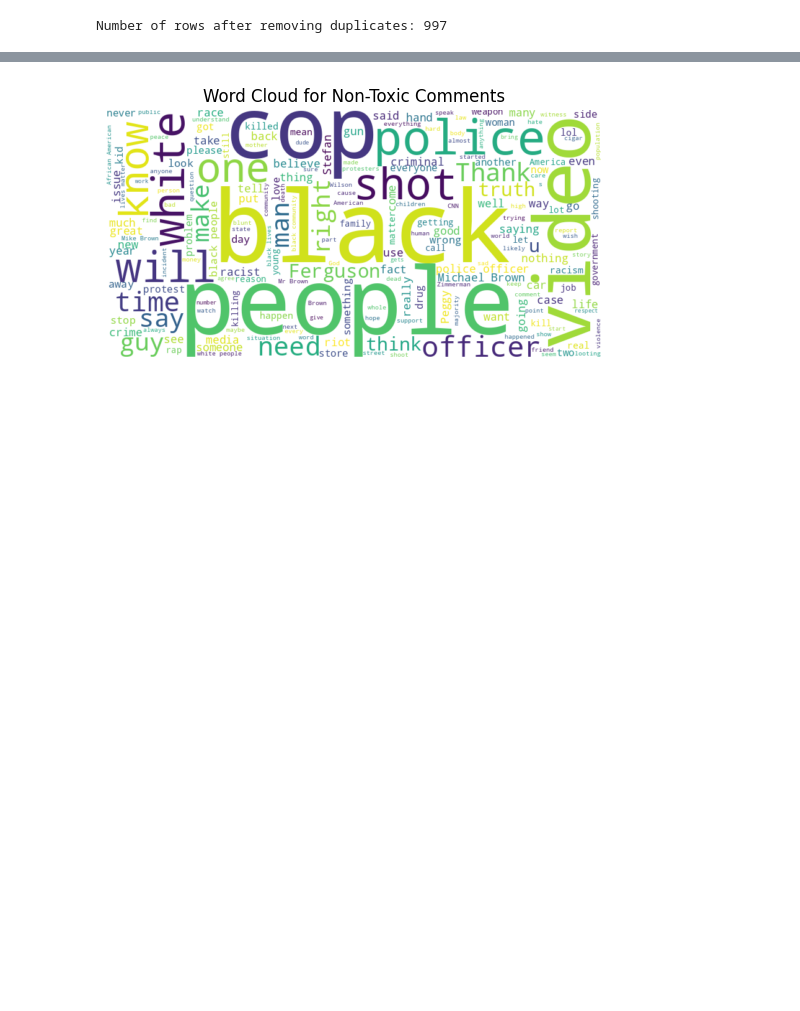
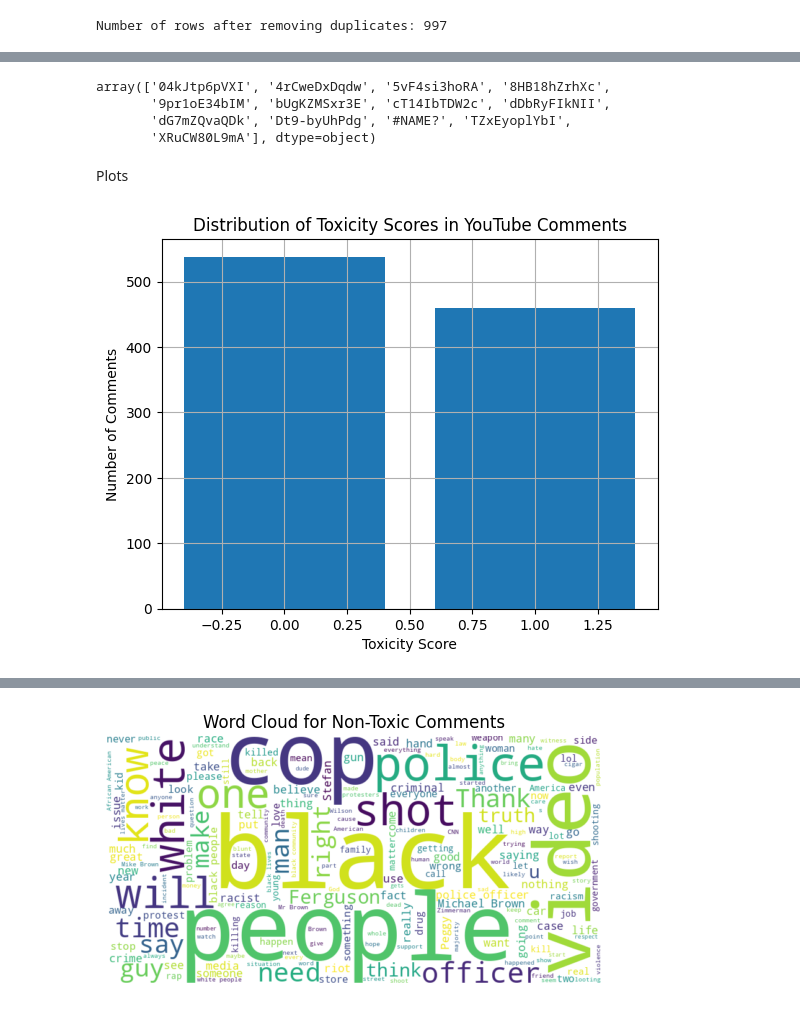
Before and after one commit to Parishri07/Youtube-toxic-comments-classification, a Jupyter notebook: YouTube_toxic_comment.ipynb, the cells around one changed output, grey strips where cells are left out. Cells and saved outputs as stored; diff of their text form; code cells hidden in the pictures; blank space fills up the shorter version.

```diff
--- a/YouTube_toxic_comment.ipynb
+++ b/YouTube_toxic_comment.ipynb
@@ -202,0 +169,22 @@ Number of rows after removing duplicates: 997
+# %%
+df['VideoId'].unique()
+# %% [output]
+array(['04kJtp6pVXI', '4rCweDxDqdw', '5vF4si3hoRA', '8HB18hZrhXc',
+       '9pr1oE34bIM', 'bUgKZMSxr3E', 'cT14IbTDW2c', 'dDbRyFIkNII',
+       'dG7mZQvaQDk', 'Dt9-byUhPdg', '#NAME?', 'TZxEyoplYbI',
+       'XRuCW80L9mA'], dtype=object)
+# %% [markdown]
+Plots
+# %%
+toxicity = df['IsToxic'].value_counts()
+
+plt.bar(toxicity.index, toxicity.values)
+plt.xlabel('Toxicity Score')
+plt.ylabel('Number of Comments')
+plt.title('Distribution of Toxicity Scores in YouTube Comments')
+plt.grid(True)
+plt.show()
+
+## plot showing the number of comments for each toxicity score
+# %% [output]
+[figure, added]
```
Also changed, not shown: parts of 33 cells of this notebook.
